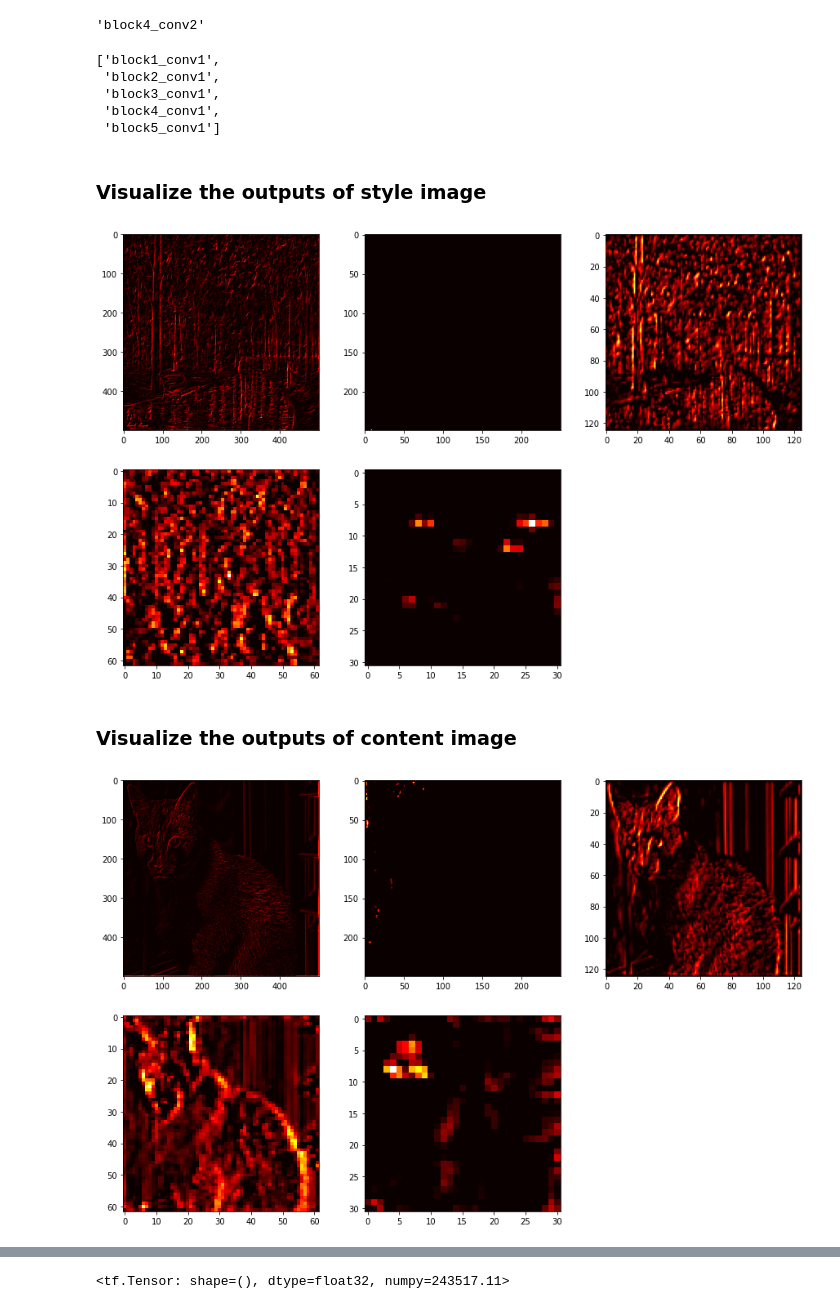
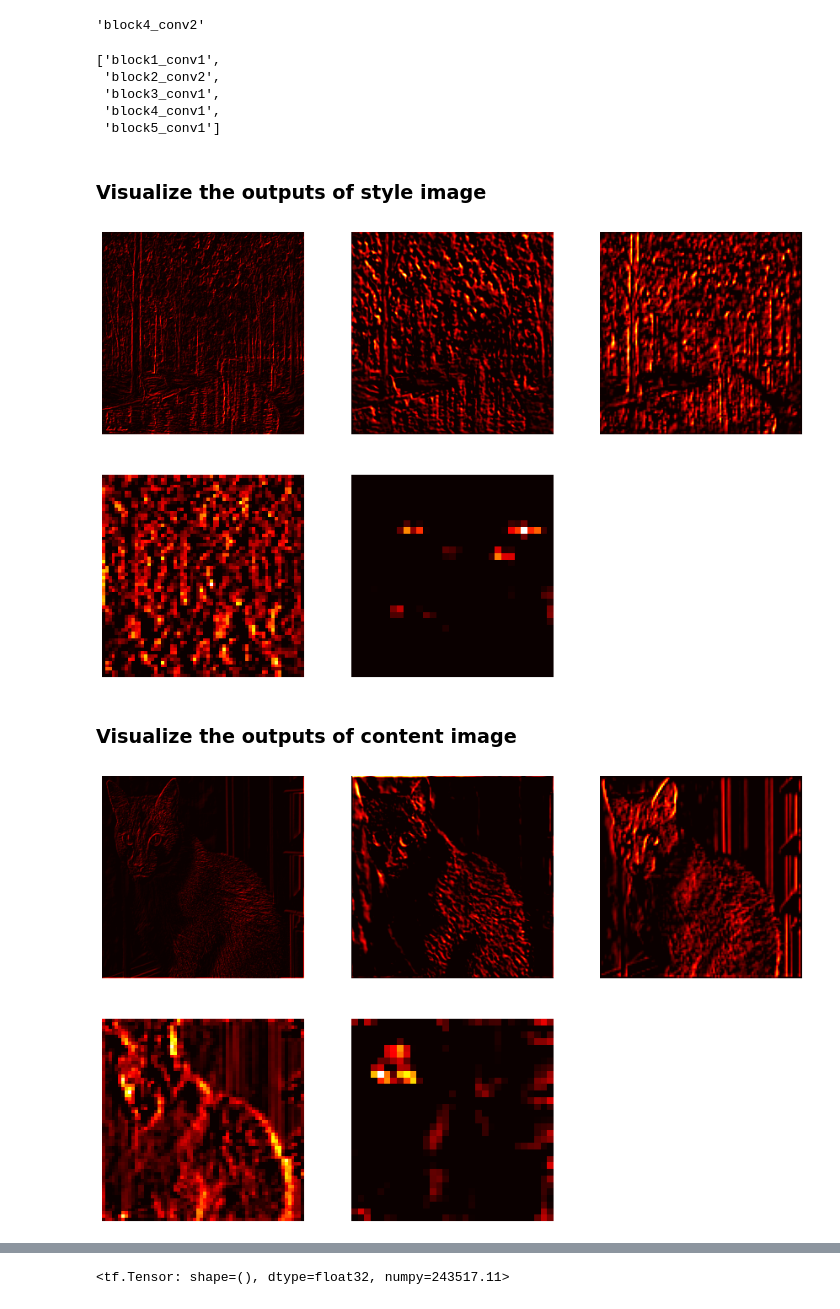
Before and after one commit to kathleenisrad/style-transfer-implementation, a Jupyter notebook: style-transfer-tensorflow-keras.ipynb, the cells around one changed output, grey strips where cells are left out. Drawn from its saved outputs; the diff is of its cells as text; code cells hidden in the pictures.

```diff
--- a/style-transfer-tensorflow-keras.ipynb
+++ b/style-transfer-tensorflow-keras.ipynb
@@ -81,23 +65,25 @@ for layer in model.layers:
 ### Setting up image preprocessing
 # %%
 #paths to style input and content input images
-style_path = './images/style_paintings/rains_rustle.jpg'
+style_path = './images/style_images/rains_rustle.jpg'
 content_path = './images/content_images/cat.jpg'
 # %%
 # function to turn the input images into the correct size and then into tensors
-def preprocess_image(img_path):
-    # load an image from file
+def image_to_tensor(img_path):
+    # load an image, reshape to 500x500
     image = load_img(img_path, target_size=(500, 500))
-    # convert the image pixels to a numpy array
+    # convert to a numpy array
     image = img_to_array(image)
     # reshape data for the model
     image = image.reshape((1, image.shape[0], image.shape[1], image.shape[2]))
-    # prepare the image for the VGG model
+    # return a tensor
     return convert_to_tensor(image)
 # %%
-#turn style and content images into arrays for modeling
-style_tensor = preprocess_image(style_path)
-content_tensor = preprocess_image(content_path)
+#turn style and content images into tensors for modeling
+style_tensor = image_to_tensor(style_path)
+content_tensor = image_to_tensor(content_path)
+
+# in the paper, they started with white noise, but I'm starting with the original content image
 generated_tensor = content_tensor
 # %% [markdown]
 ### Setting up the feature extractor
@@ -123,15 +109,16 @@ content_layer = layer_names[13]
 content_layer
 # %% [output]
 'block4_conv2'
-# %%
-style_layers = layer_names[1:10:3] + layer_names[12:20:5]
-style_layers
-# %% [output]
-['block1_conv1',
- 'block2_conv1',
- 'block3_conv1',
- 'block4_conv1',
- 'block5_conv1']
+# %%
+#In the paper, they used block2_conv1, but I'm using block2_conv2 because it gave me better results
+style_layers = layer_names[1:6:4] + layer_names[7:8] + layer_names[12:20:5]
+style_layers
+# %% [output]
+['block1_conv1',
+ 'block2_conv2',
+ 'block3_conv1',
+ 'block4_conv1',
+ 'block5_conv1']
 # %%
 style = feature_extractor(style_tensor)
 content = feature_extractor(content_tensor)
@@ -141,21 +128,23 @@ generated = feature_extractor(generated_tensor)
 # %%
 plt.figure(figsize=[15,15])
 
 for i, layer in enumerate(style_layers):
-    plt.subplot(3, 3, i + 1)
+    ax = plt.subplot(3, 3, i + 1)
     plt.imshow(style[layer].numpy()[0,:,:,0], cmap='hot')
+    ax.axis('off')
 # %% [output]
-[figure, old version]
+[figure, new version]
 # %% [markdown]
 ### Visualize the outputs of content image
 # %%
 plt.figure(figsize=[15,15])
 
 for i, layer in enumerate(style_layers):
-    plt.subplot(3, 3, i + 1)
+    ax = plt.subplot(3, 3, i + 1)
     plt.imshow(content[layer].numpy()[0,:,:,0], cmap='hot')
+    ax.axis('off')
 # %% [output]
-[figure, old version]
+[figure, new version]
 # %% [markdown]
 ### Defining Content Loss
 
```
Also changed, not shown: parts of 14 cells of this notebook, 9 other files.
